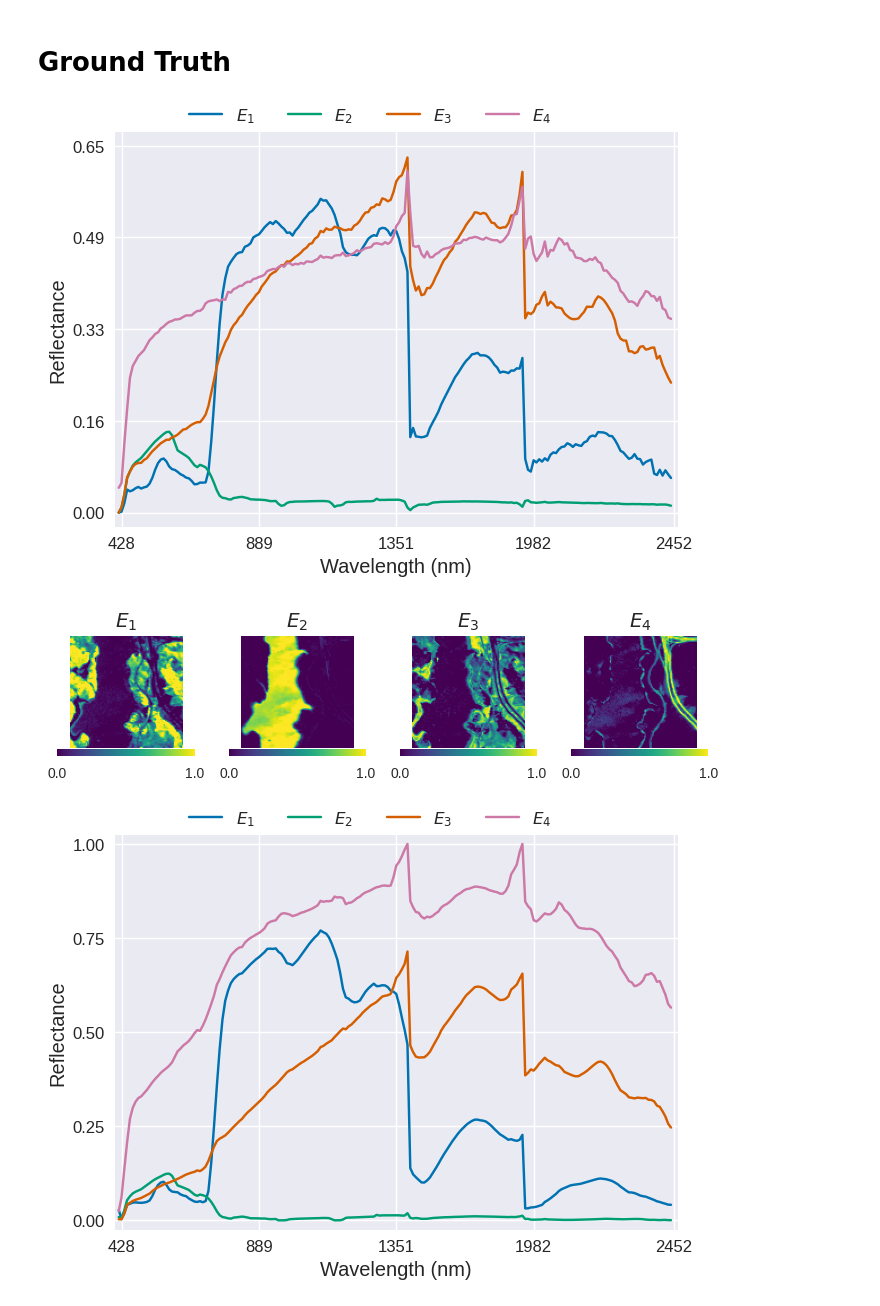
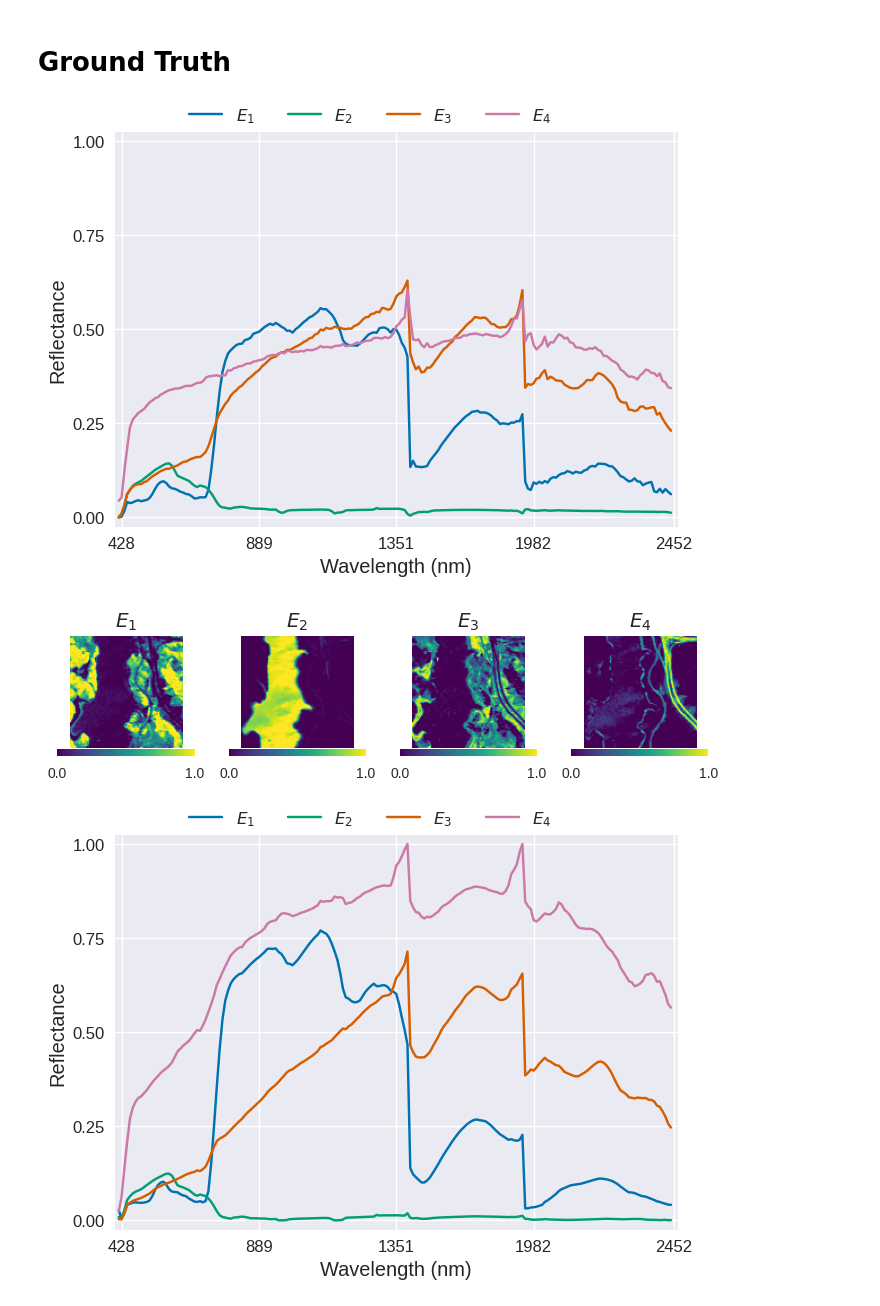
Before and after one commit to SolidusAbi/CLHU, a Jupyter notebook: notebooks/JasperRidge/clhu.ipynb, the cells around one changed output. Cells and saved outputs as stored; diff of their text form; code cells hidden in the pictures.

```diff
--- a/notebooks/JasperRidge/clhu.ipynb
+++ b/notebooks/JasperRidge/clhu.ipynb
@@ -26,15 +26,15 @@ result_path = os.path.join(config.RESULTS_PATH, 'jasperRidge')
 # Ground Truth
 # %%
 from utils import plot_endmembers, show_abundance
-fig = plot_endmembers(dataset.endmembers(), wv, ticks_range=(0, .65), n_ticks=5)
+fig = plot_endmembers(dataset.endmembers(), wv, ticks_range=(0, 1), n_ticks=5)
 plt.show(fig)
 fig.savefig(os.path.join(result_path, 'imgs/M_ref.pdf'), bbox_inches='tight')
 
 fig = show_abundance(dataset.abundance())
 plt.show(fig)
 fig.savefig(os.path.join(result_path, 'imgs/A_ref.png'), dpi=300, bbox_inches='tight')
 # %% [output]
-[figure, old version]
+[figure, new version]
 [figure]
 # %%
 from HySpecLab.metrics import sad
```
Also changed, not shown: parts of 16 cells of this notebook, 21 other files.
